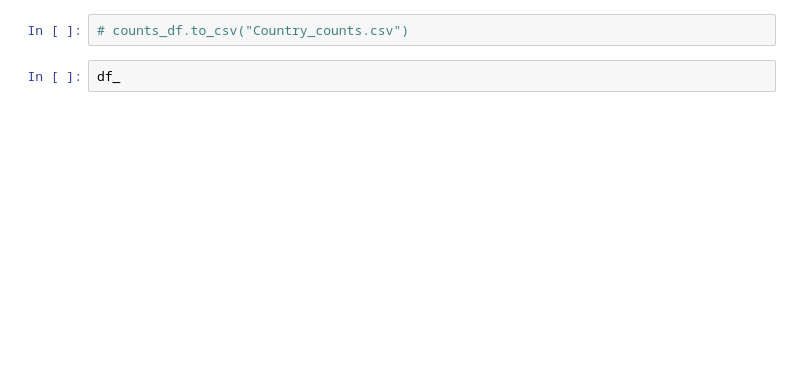
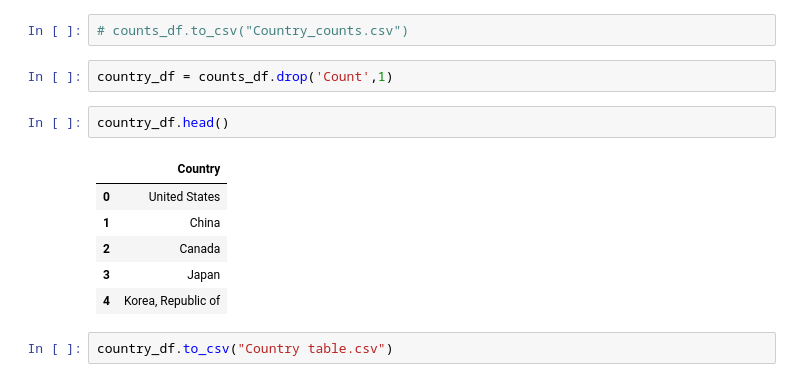
Before and after one commit to donleshem/ETL-Project, a Jupyter notebook: Merging datasets.ipynb, the cells around one changed output. Saved outputs shown, nothing was run; the diff lists cells and outputs as text; blank space fills up the shorter version.

```diff
--- a/Merging datasets.ipynb
+++ b/Merging datasets.ipynb
@@ -236,4 +405,15 @@ counts_df.head()
 # %%
 # counts_df.to_csv("Country_counts.csv")
-# %%
-df_
+# %%
+country_df = counts_df.drop('Count',1)
+# %%
+country_df.head()
+# %% [output]
+|  | Country |
+| 0 | United States |
+| 1 | China |
+| 2 | Canada |
+| 3 | Japan |
+| 4 | Korea, Republic of |
+# %%
+country_df.to_csv("Country table.csv")
```
Also changed, not shown: parts of 13 cells of this notebook, 1 other file.
